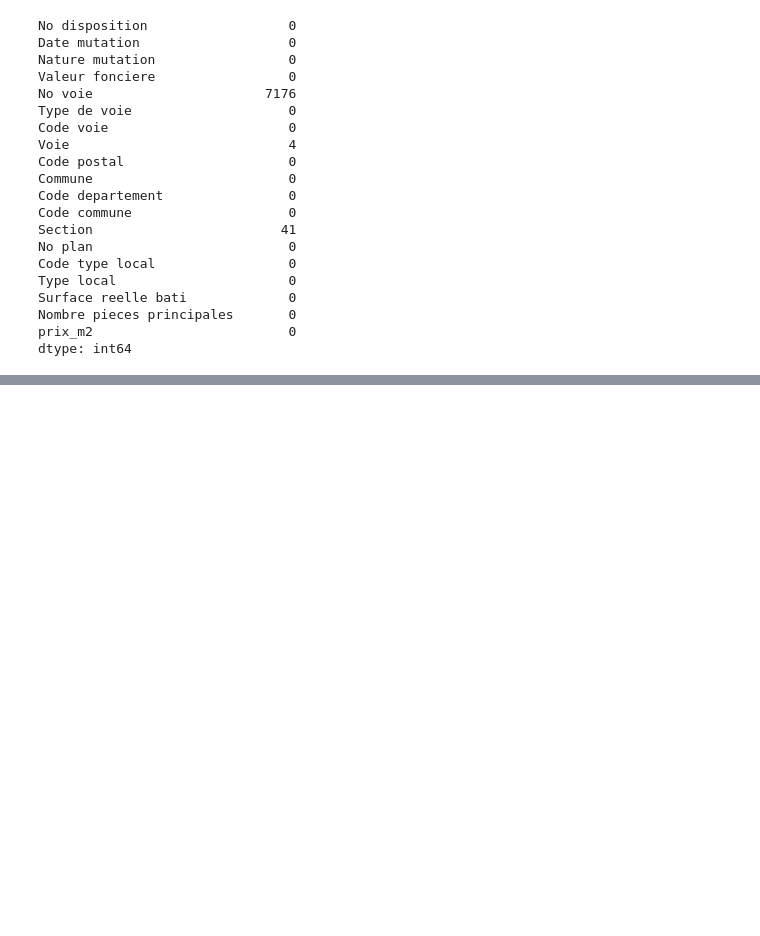
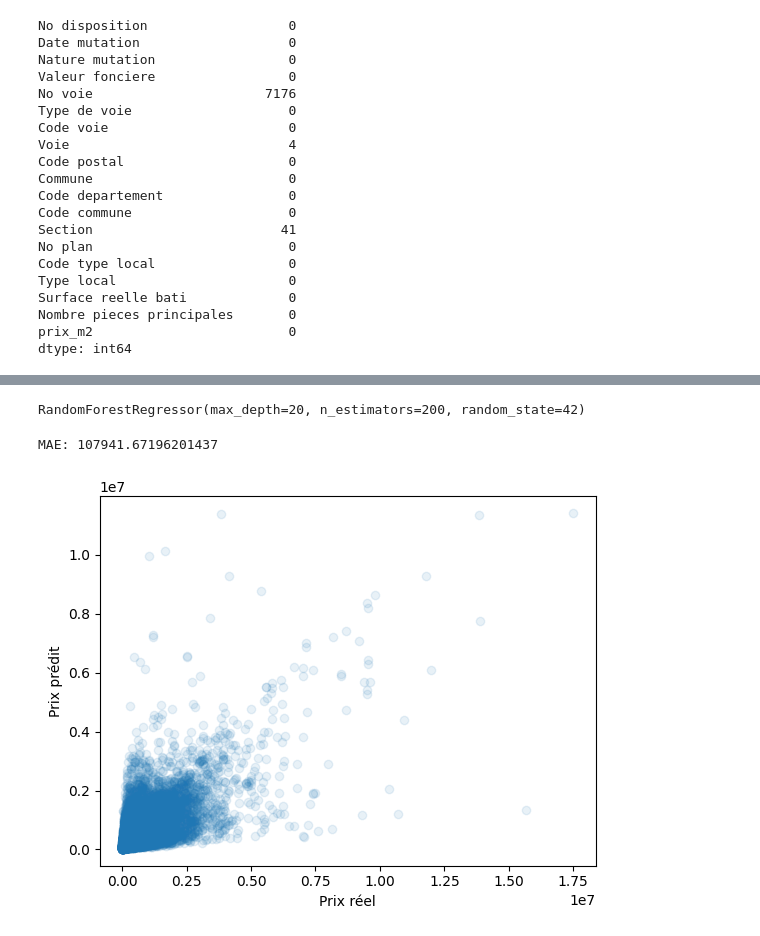
Before and after one commit to louevaberanger/real-estate-price-prediction, a Jupyter notebook: notebooks/exploration.ipynb, the cells around one changed output, grey strips where cells are left out. Cells and saved outputs as stored; diff of their text form; code cells hidden in the pictures; blank space fills up the shorter version.

```diff
--- a/notebooks/exploration.ipynb
+++ b/notebooks/exploration.ipynb
@@ -283,0 +309,39 @@ dtype: int64
+# %%
+X = df_clean.drop(columns=["Valeur fonciere"])
+y = df_clean["Valeur fonciere"]
+# %%
+from sklearn.model_selection import train_test_split
+
+X_train, X_test, y_train, y_test = train_test_split(
+    X, y, test_size=0.2, random_state=42
+)
+# %%
+from sklearn.ensemble import RandomForestRegressor
+
+model = RandomForestRegressor(
+    n_estimators=200,
+    max_depth=20,
+    random_state=42
+)
+
+model.fit(X_train, y_train)
+model.fit(X_train, y_train)
+# %% [output]
+RandomForestRegressor(max_depth=20, n_estimators=200, random_state=42)
+# %%
+y_pred = model.predict(X_test)
+# %%
+from sklearn.metrics import mean_absolute_error
+
+mae = mean_absolute_error(y_test, y_pred)
+
+print("MAE:", mae)
+# %% [output]
+MAE: 107941.67196201437
+# %%
+plt.scatter(y_test, y_pred, alpha=0.1)
+plt.xlabel("Prix réel")
+plt.ylabel("Prix prédit")
+plt.show()
+# %% [output]
+[figure, added]
```
Also changed, not shown: parts of 4 cells of this notebook.
